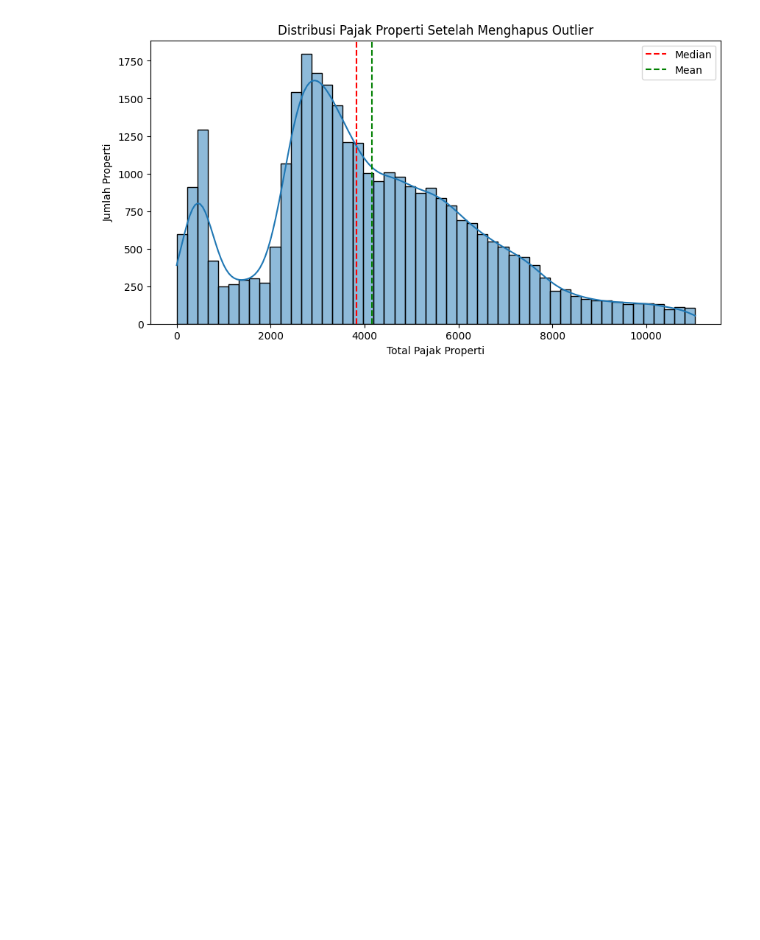
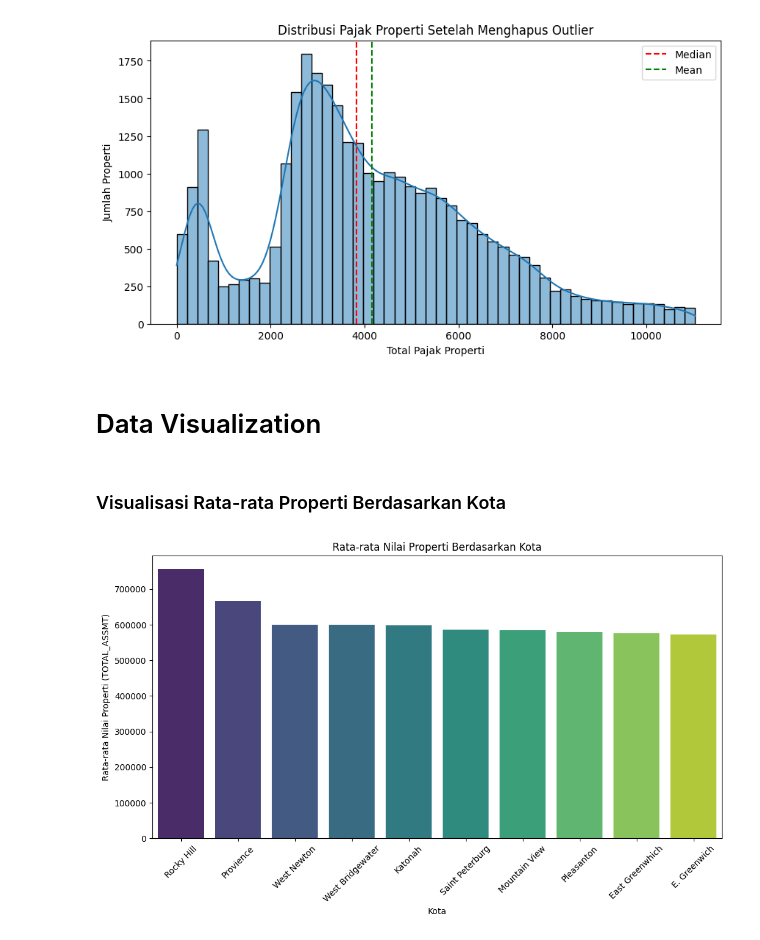
Before and after one commit to MuhammadBintang27/Kelompok_6_Tugas01_Data_Preparation, a Jupyter notebook: Kelompok6.ipynb, the cells around one changed output. Drawn from its saved outputs; the diff is of its cells as text; code cells hidden in the pictures; blank space fills up the shorter version.

Commit message:
Data Visualization

```diff
--- a/Kelompok6.ipynb
+++ b/Kelompok6.ipynb
@@ -338,3 +338,30 @@ plt.legend()
 plt.show()
 # %% [output]
 [figure]
+# %% [markdown]
+# Data Visualization
+# %% [markdown]
+### Visualisasi Rata-rata Properti Berdasarkan Kota
+# %%
+# Pastikan TOTAL_ASSMT bertipe numerik
+df['TOTAL_ASSMT'] = pd.to_numeric(df['TOTAL_ASSMT'], errors='coerce')
+
+# Mengelompokkan data berdasarkan CITY 1 dan menghitung rata-rata TOTAL_ASSMT
+grouped = df.groupby('CITY 1')['TOTAL_ASSMT'].mean().reset_index()
+
+# Mengambil 10 kota dengan rata-rata TOTAL_ASSMT tertinggi
+top_cities = grouped.sort_values(by='TOTAL_ASSMT', ascending=False).head(10)
+
+# Membuat plot
+plt.figure(figsize=(12, 6))
+sns.barplot(data=top_cities, x='CITY 1', y='TOTAL_ASSMT', palette='viridis')
+
+plt.xlabel("Kota")
+plt.ylabel("Rata-rata Nilai Properti (TOTAL_ASSMT)")
+plt.title("Rata-rata Nilai Properti Berdasarkan Kota")
+plt.xticks(rotation=45)
+
+# Menampilkan plot
+plt.show()
+# %% [output]
+[figure, added]
```
Also changed, not shown: parts of 5 cells of this notebook.
